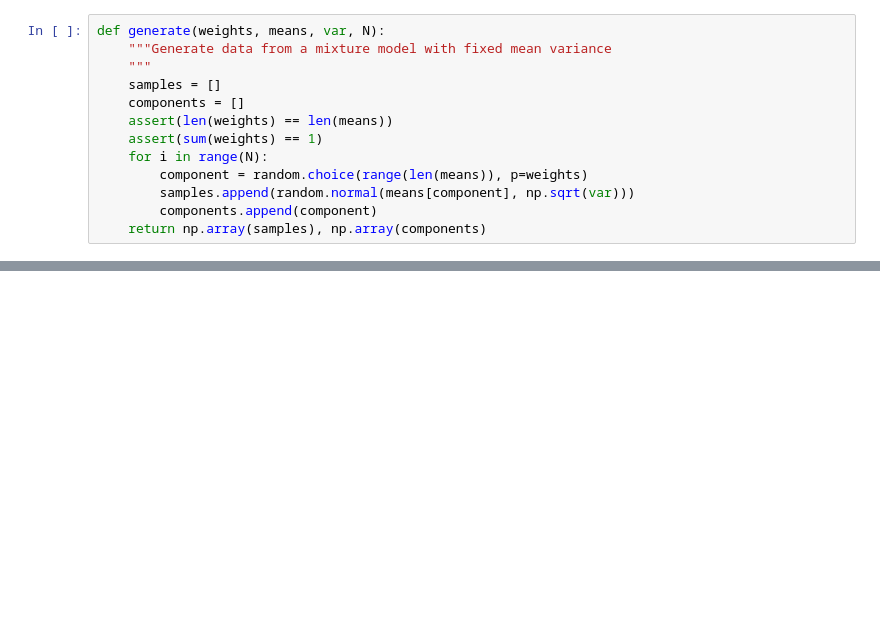
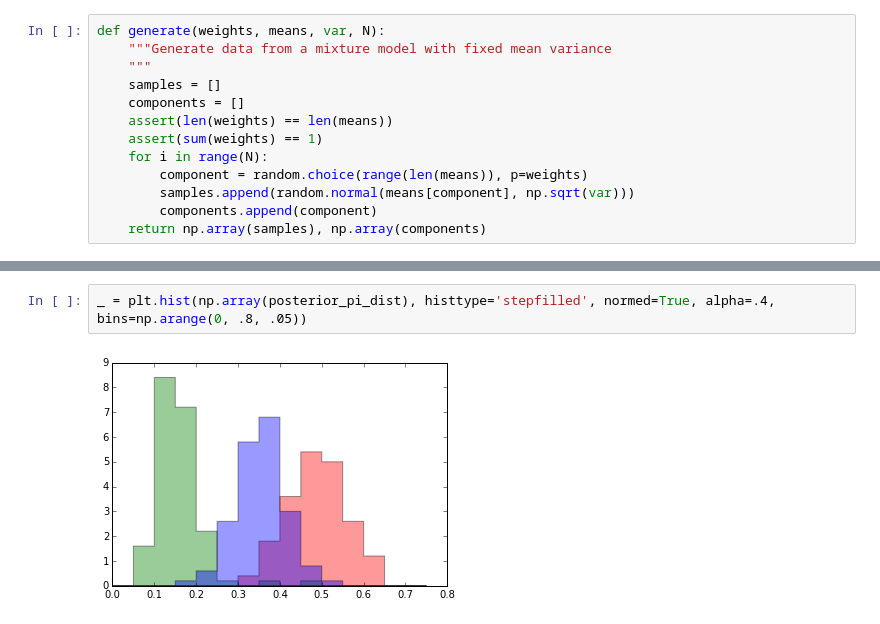
Before and after one commit to tdhopper/mcmc, a Jupyter notebook: Collapsed Gibbs Sampler for Finite Mixture Model.ipynb, the cells around one changed output, grey strips where cells are left out. Drawn from its saved outputs; the diff is of its cells as text; blank space fills up the shorter version.

```diff
--- a/Collapsed Gibbs Sampler for Finite Mixture Model.ipynb
+++ b/Collapsed Gibbs Sampler for Finite Mixture Model.ipynb
@@ -164,0 +217,4 @@ iteration 10
+# %%
+_ = plt.hist(np.array(posterior_pi_dist), histtype='stepfilled', normed=True, alpha=.4, bins=np.arange(0, .8, .05))
+# %% [output]
+[figure, added]
```
Also changed, not shown: parts of 7 cells of this notebook.
